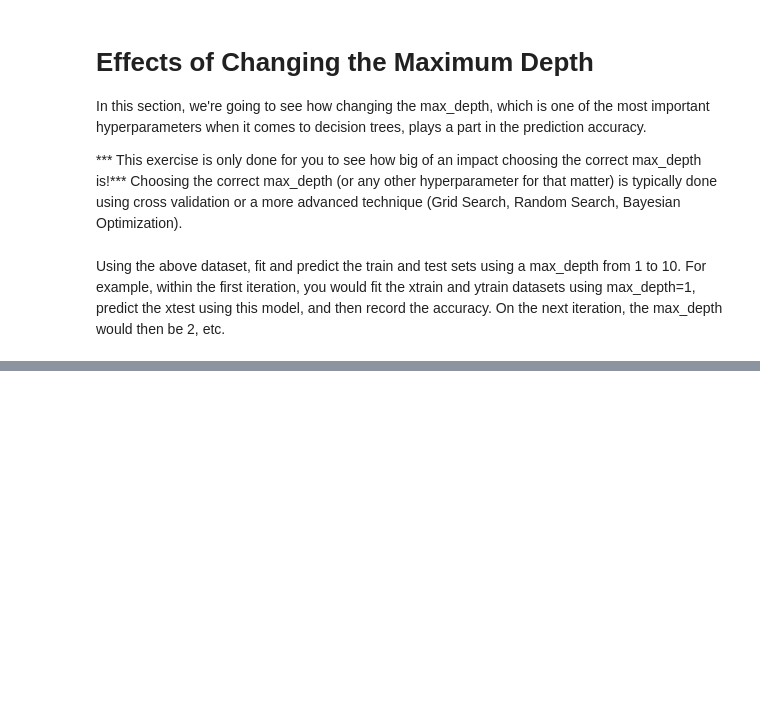
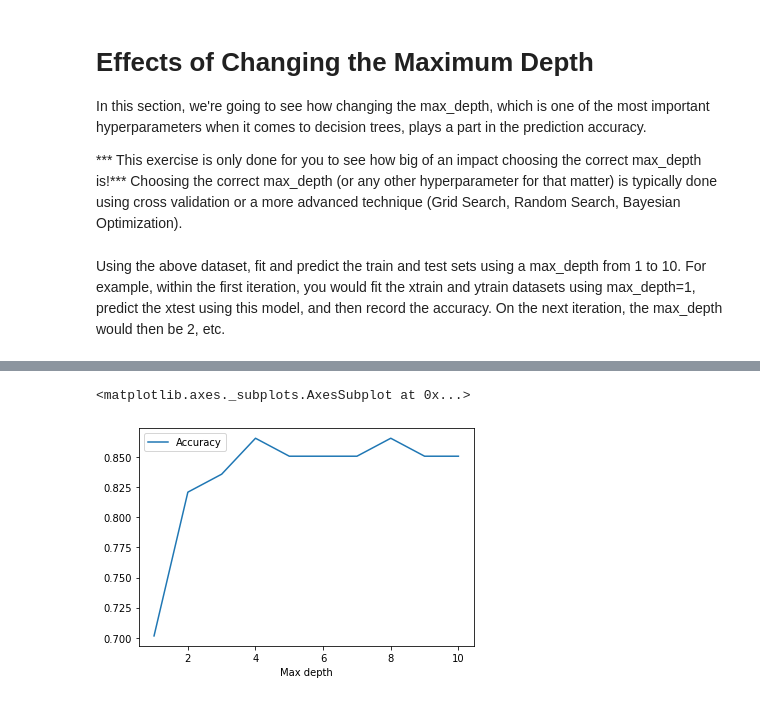
Before and after one commit to mlukan/GDA3B2021, a Jupyter notebook: Martin Lukan DecisionTrees.ipynb, the cells around one changed output, grey strips where cells are left out. Drawn from its saved outputs; the diff is of its cells as text; code cells hidden in the pictures; blank space fills up the shorter version.

```diff
--- a/Martin Lukan DecisionTrees.ipynb
+++ b/Martin Lukan DecisionTrees.ipynb
@@ -87,7 +228,10 @@ Using the above dataset, fit and predict the train and test sets using a max_dep
 # Record these accuracies in a list (i.e. list_of_accuracies.append(accuracy))
 list_of_accuracies = []
 for i in range(1, 11):
-  # INSERT CODE HERE
+  model= DecisionTreeClassifier(max_depth=i)
+  model.fit(Xp_train, yp_train)
+  list_of_accuracies.append([i,model.score(Xp_test,yp_test)])
 # %%
 # Plot these accuracies using matplotlib with the accuracies on the y-axis and the max_depth on the x-axis.
-# INSERT CODE HERE
+accuracydf=pd.DataFrame(list_of_accuracies, columns = ['Max depth', 'Accuracy'])
+accuracydf
@@ -93,0 +250,5 @@ for i in range(1, 11):
+# %%
+accuracydf.plot.line(x='Max depth',y='Accuracy')
+# %% [output]
+<matplotlib.axes._subplots.AxesSubplot at 0x...>
+[figure, added]
```
Also changed, not shown: parts of 18 cells of this notebook.
